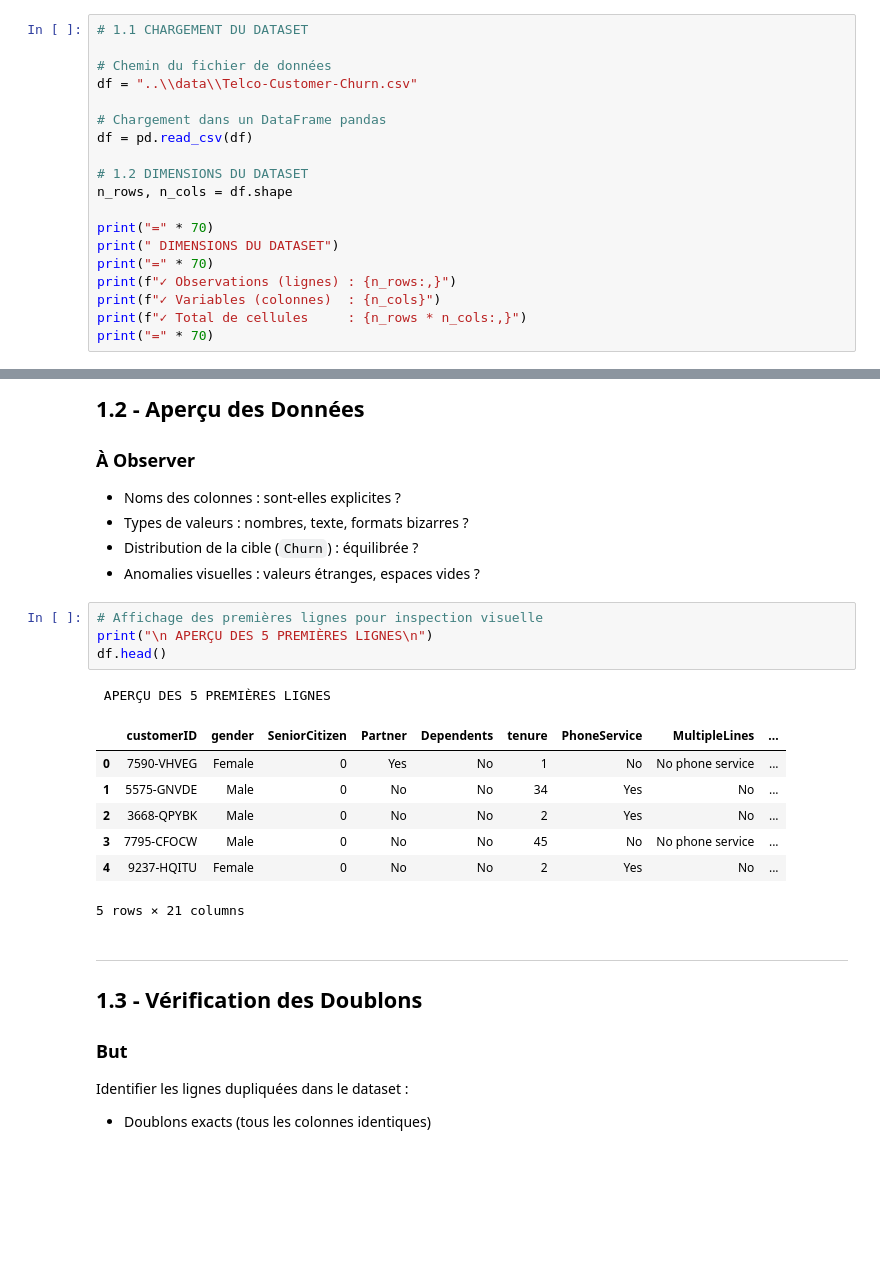
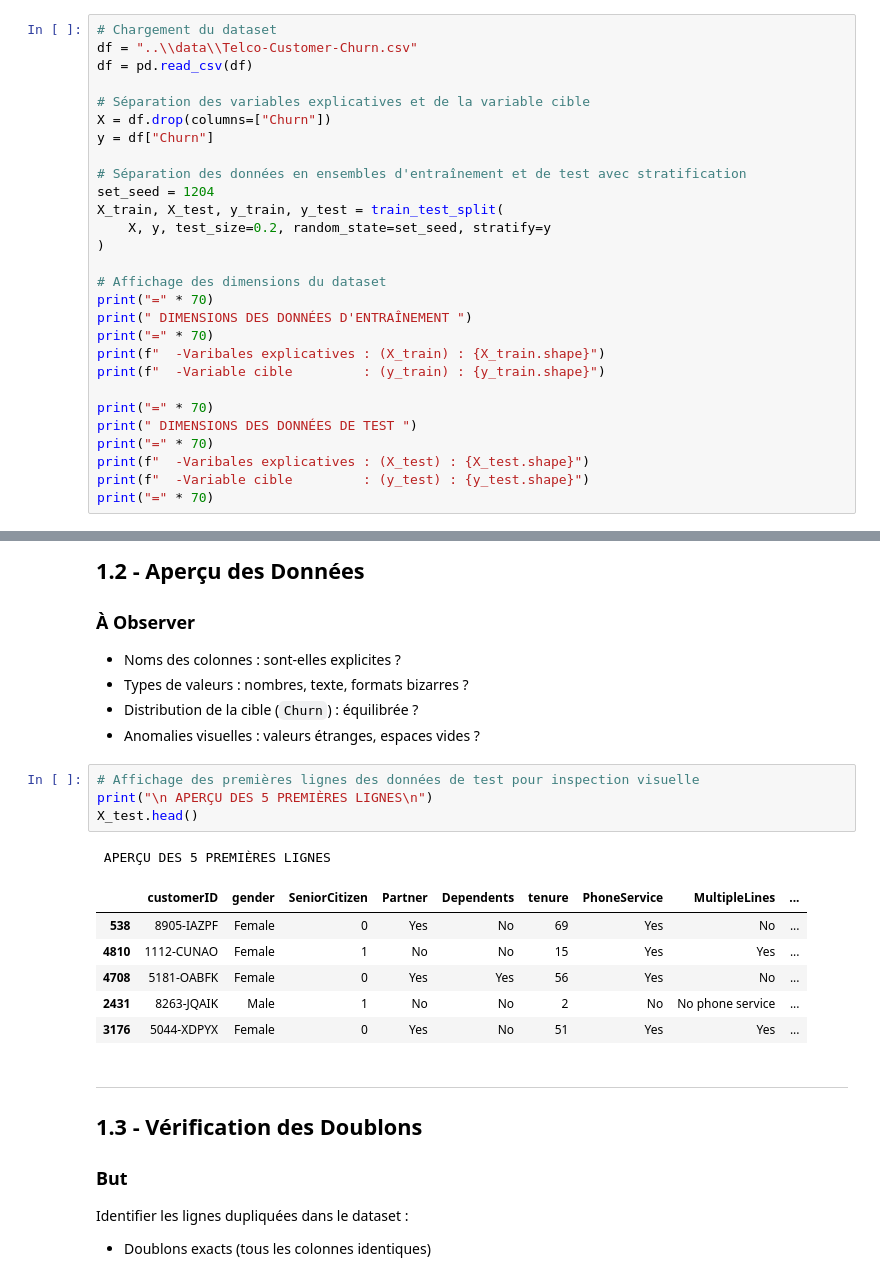
Before and after one commit to Dylan-Jbt/Scoring_de_churn_client, a Jupyter notebook: notebooks/01_exploration_des_donnees.ipynb, the cells around one changed output, grey strips where cells are left out. Saved outputs shown, nothing was run; the diff lists cells and outputs as text; blank space fills up the shorter version.

```diff
--- a/notebooks/01_exploration_des_donnees.ipynb
+++ b/notebooks/01_exploration_des_donnees.ipynb
@@ -88,23 +94,32 @@ Charger les données et obtenir une **première vue** de leur structure, dimensi
 -  Les types de colonnes sont-ils cohérents ?
 -  Y a-t-il des problèmes évidents ?
 # %%
-# 1.1 CHARGEMENT DU DATASET
-
-# Chemin du fichier de données
+# Chargement du dataset
 df = "..\\data\\Telco-Customer-Churn.csv"
-
-# Chargement dans un DataFrame pandas
 df = pd.read_csv(df)
 
-# 1.2 DIMENSIONS DU DATASET
-n_rows, n_cols = df.shape
+# Séparation des variables explicatives et de la variable cible
+X = df.drop(columns=["Churn"])
+y = df["Churn"]
+
+# Séparation des données en ensembles d'entraînement et de test avec stratification
+set_seed = 1204
+X_train, X_test, y_train, y_test = train_test_split(
+    X, y, test_size=0.2, random_state=set_seed, stratify=y
+)
+
+# Affichage des dimensions du dataset
+print("=" * 70)
+print(" DIMENSIONS DES DONNÉES D'ENTRAÎNEMENT ")
+print("=" * 70)
+print(f"  -Varibales explicatives : (X_train) : {X_train.shape}")
+print(f"  -Variable cible         : (y_train) : {y_train.shape}")
 
 print("=" * 70)
-print(" DIMENSIONS DU DATASET")
+print(" DIMENSIONS DES DONNÉES DE TEST ")
 print("=" * 70)
-print(f"✓ Observations (lignes) : {n_rows:,}")
-print(f"✓ Variables (colonnes)  : {n_cols}")
-print(f"✓ Total de cellules     : {n_rows * n_cols:,}")
+print(f"  -Varibales explicatives : (X_test) : {X_test.shape}")
+print(f"  -Variable cible         : (y_test) : {y_test.shape}")
 print("=" * 70)
 # %% [output]
 ======================================================================
@@ -125,18 +223,17 @@ print("=" * 70)
 - Distribution de la cible (`Churn`) : équilibrée ?
 - Anomalies visuelles : valeurs étranges, espaces vides ?
 # %%
-# Affichage des premières lignes pour inspection visuelle
+# Affichage des premières lignes des données de test pour inspection visuelle
 print("\n APERÇU DES 5 PREMIÈRES LIGNES\n")
-df.head()
+X_test.head()
 # %% [output]
  APERÇU DES 5 PREMIÈRES LIGNES
 |  | customerID | gender | SeniorCitizen | Partner | Dependents | tenure | PhoneService | MultipleLines | ... |
-| 0 | 7590-VHVEG | Female | 0 | Yes | No | 1 | No | No phone service | ... |
-| 1 | 5575-GNVDE | Male | 0 | No | No | 34 | Yes | No | ... |
-| 2 | 3668-QPYBK | Male | 0 | No | No | 2 | Yes | No | ... |
-| 3 | 7795-CFOCW | Male | 0 | No | No | 45 | No | No phone service | ... |
-| 4 | 9237-HQITU | Female | 0 | No | No | 2 | Yes | No | ... |
+| 538 | 8905-IAZPF | Female | 0 | Yes | No | 69 | Yes | No | ... |
+| 4810 | 1112-CUNAO | Female | 1 | No | No | 15 | Yes | Yes | ... |
+| 4708 | 5181-OABFK | Female | 0 | Yes | Yes | 56 | Yes | No | ... |
+| 2431 | 8263-JQAIK | Male | 1 | No | No | 2 | No | No phone service | ... |
+| 3176 | 5044-XDPYX | Female | 0 | Yes | No | 51 | Yes | Yes | ... |
-5 rows × 21 columns
 # %% [markdown]
 ---
 
```
Also changed, not shown: parts of 19 cells of this notebook, 6 other files.
